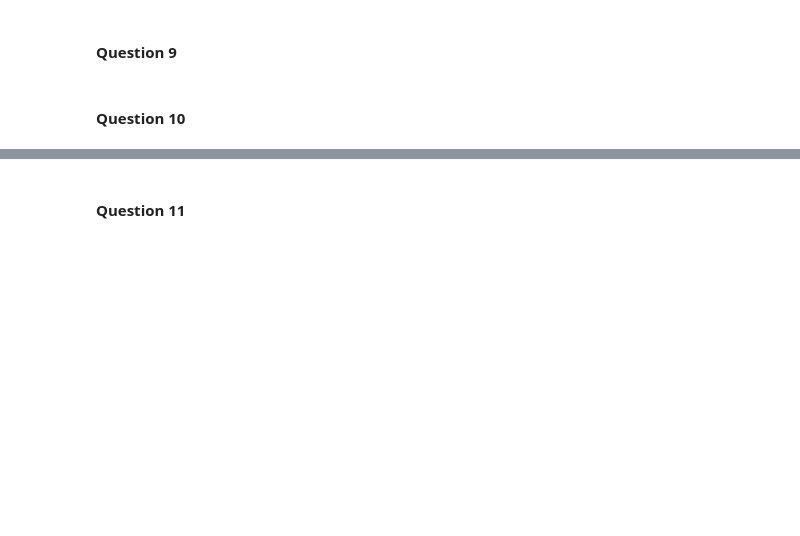
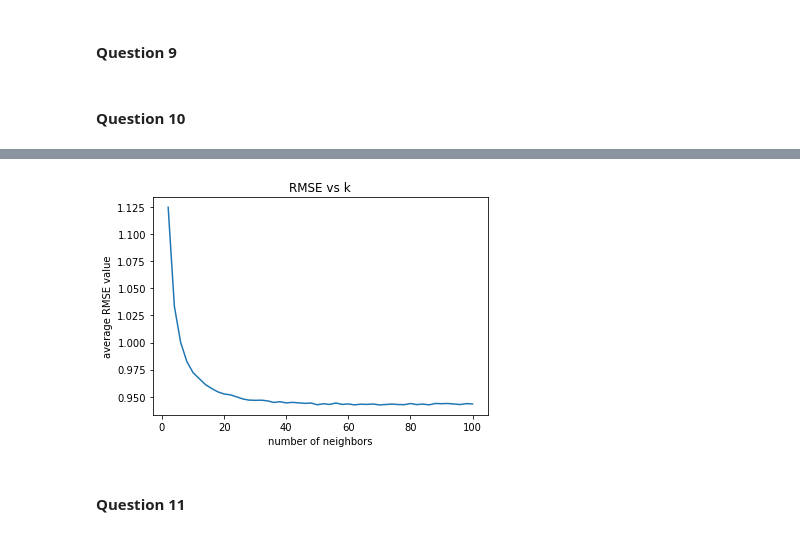
Before and after one commit to popo0293/EE219Project3, a Jupyter notebook: Project3.ipynb, the cells around one changed output, grey strips where cells are left out. Drawn from its saved outputs; the diff is of its cells as text; code cells hidden in the pictures; blank space fills up the shorter version.

```diff
--- a/Project3.ipynb
+++ b/Project3.ipynb
@@ -180,3 +180,11 @@ plt.show()
+# %%
+plt.plot(k_lst,rmse_lst)
+plt.xlabel('number of neighbors')
+plt.ylabel('average RMSE value')
+plt.title('RMSE vs k')
+plt.show()
+# %% [output]
+[figure, added]
 # %% [markdown]
 #### Question 11
 # %%
```
Also changed, not shown: parts of 3 cells of this notebook, 1 other file.
